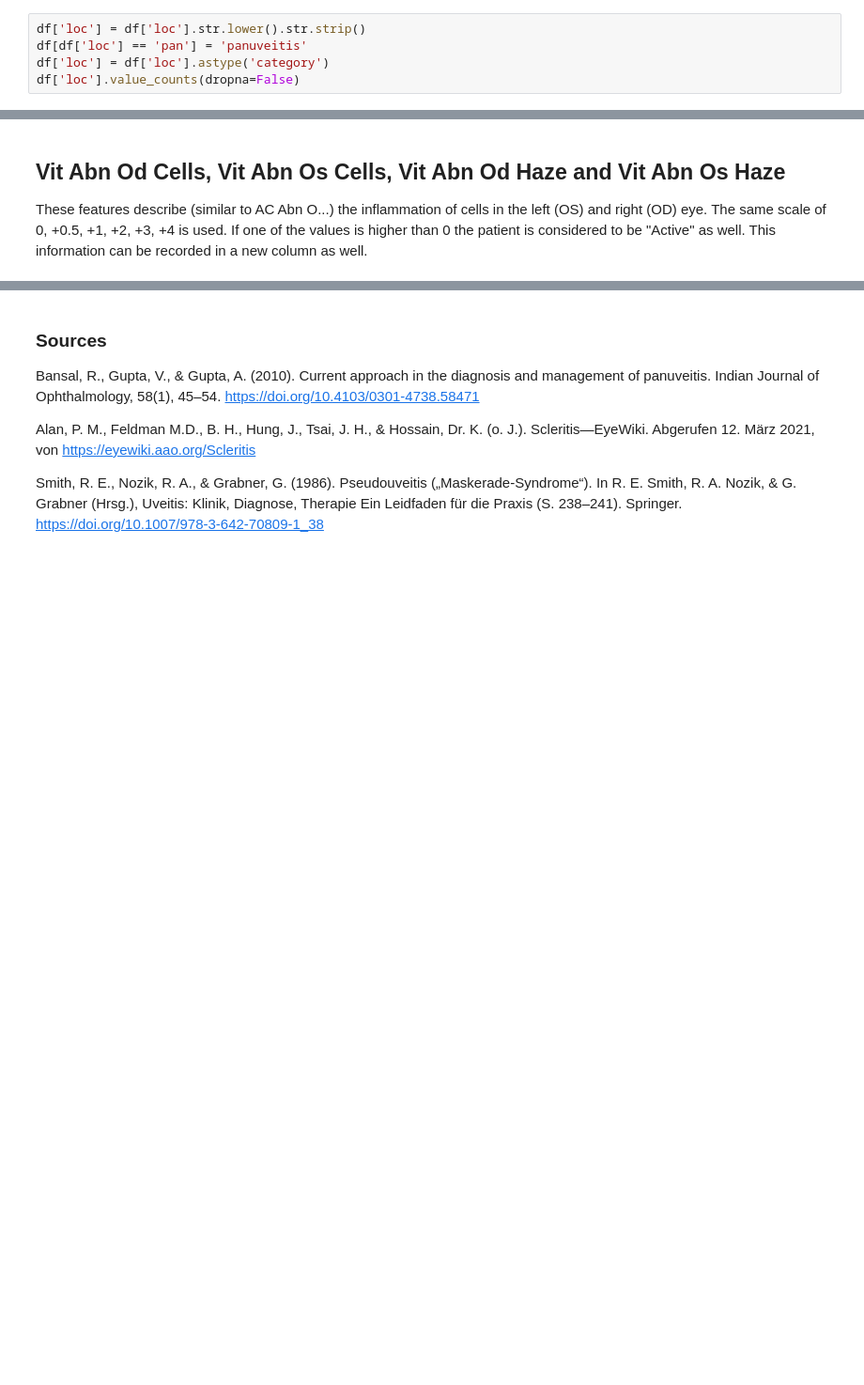
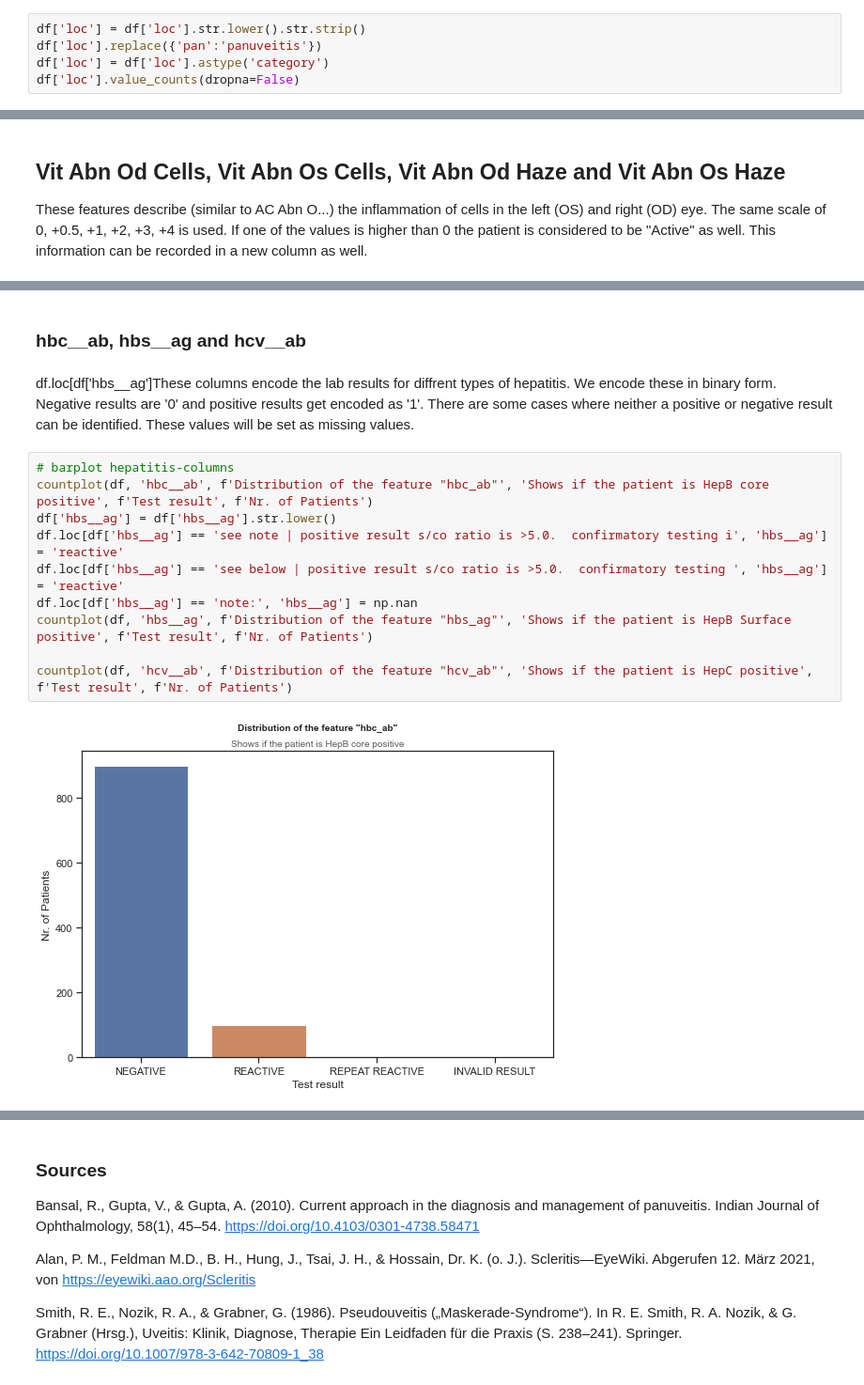
Before and after one commit to CrawTheOne/mirror_-fhnw_ds_fs2021_medical_challenge, a Jupyter notebook: eda/initial_eda.ipynb, the cells around one changed output, grey strips where cells are left out. Shown at 94% size. Saved outputs shown, nothing was run; the diff lists cells and outputs as text; blank space fills up the shorter version.

Commit message:
added multiple functions
pipe.py -> added num_to_binary function
initial_eda -> some more eda/plots (new plot_range function)
preprocessing_Roman -> finished categorical, started 'both'-features

```diff
--- a/eda/initial_eda.ipynb
+++ b/eda/initial_eda.ipynb
@@ -105,6 +151,6 @@ In the graph we can see that there is both the category "Unknown Race" (74 obser
 aka "Location" describes the location of the inflammation in the eye.
 # %%
 df['loc'] = df['loc'].str.lower().str.strip()
-df[df['loc'] == 'pan'] = 'panuveitis'
+df['loc'].replace({'pan':'panuveitis'})
 df['loc'] = df['loc'].astype('category')
 df['loc'].value_counts(dropna=False)
@@ -187,0 +348,16 @@ t.T.plot(kind='bar', stacked=True);
+# %% [markdown]
+### hbc__ab, hbs__ag and hcv__ab
+# %% [markdown]
+df.loc[df['hbs__ag']These columns encode the lab results for diffrent types of hepatitis. We encode these in binary form. Negative results are '0' and positive results get encoded as '1'. There are some cases where neither a positive or negative result can be identified. These values will be set as missing values.
+# %%
+# barplot hepatitis-columns
+countplot(df, 'hbc__ab', f'Distribution of the feature "hbc_ab"', 'Shows if the patient is HepB core positive', f'Test result', f'Nr. of Patients')
+df['hbs__ag'] = df['hbs__ag'].str.lower()
+df.loc[df['hbs__ag'] == 'see note | positive result s/co ratio is >5.0.  confirmatory testing i', 'hbs__ag'] = 'reactive'
+df.loc[df['hbs__ag'] == 'see below | positive result s/co ratio is >5.0.  confirmatory testing ', 'hbs__ag'] = 'reactive'
+df.loc[df['hbs__ag'] == 'note:', 'hbs__ag'] = np.nan
+countplot(df, 'hbs__ag', f'Distribution of the feature "hbs_ag"', 'Shows if the patient is HepB Surface positive', f'Test result', f'Nr. of Patients')
+
+countplot(df, 'hcv__ab', f'Distribution of the feature "hcv_ab"', 'Shows if the patient is HepC positive', f'Test result', f'Nr. of Patients')
+# %% [output]
+[figure, added]
```
Also changed, not shown: parts of 30 cells of this notebook, 2 other files.
